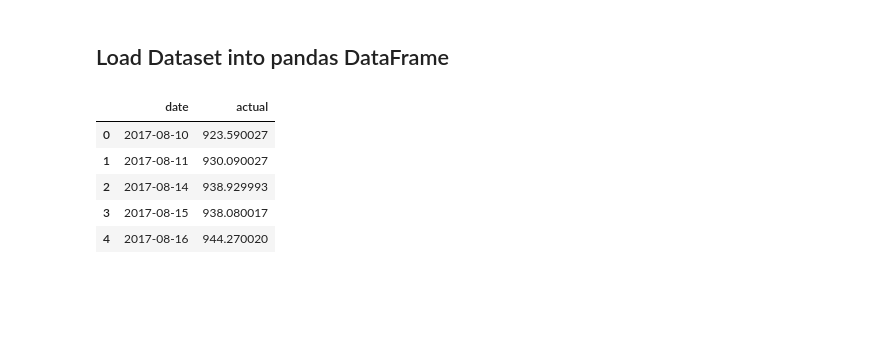
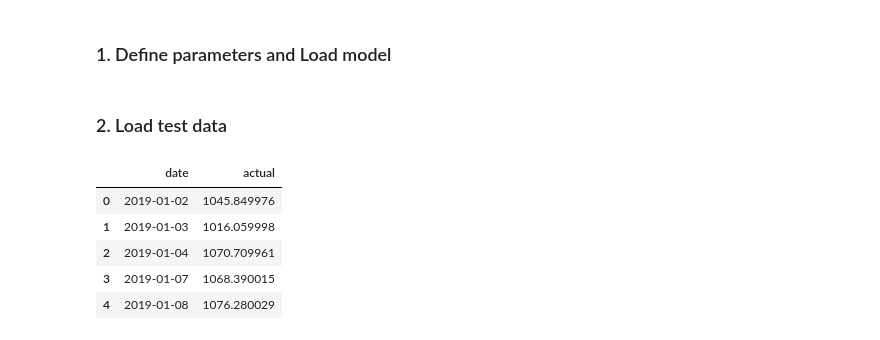
Before and after one commit to pskrunner14/trading-bot, a Jupyter notebook: visualize.ipynb, the cells around one changed output. Cells and saved outputs as stored; diff of their text form; code cells hidden in the pictures; blank space fills up the shorter version.

```diff
--- a/visualize.ipynb
+++ b/visualize.ipynb
@@ -20,20 +9,33 @@ debug = False
-# %% [markdown]
-## Load Dataset into pandas DataFrame
+# %% [markdown]
+### 1. Define parameters and Load model
+# %%
+from trading_bot.agent import Agent
+
+model_name = 'model_GOOG_50'
+test_stock = 'data/GOOG_2019.csv'
+window_size = 10
+debug = True
+
+agent = Agent(window_size, pretrained=True, model_name=model_name)
+# %% [markdown]
+### 2. Load test data
 # %%
 # read csv into dataframe
-df = pd.read_csv(val_stock)
-
+df = pd.read_csv(test_stock)
 # filter out the desired features
 df = df[['Date', 'Adj Close']]
-
 # rename feature column names
 df = df.rename(columns={'Adj Close': 'actual', 'Date': 'date'})
+# convert dates from object to DateTime type
+dates = df['date']
+dates = pd.to_datetime(dates, infer_datetime_format=True)
+df['date'] = dates
 
 df.head()
 # %% [output]
 |  | date | actual |
-| 0 | 2017-08-10 | 923.590027 |
-| 1 | 2017-08-11 | 930.090027 |
-| 2 | 2017-08-14 | 938.929993 |
-| 3 | 2017-08-15 | 938.080017 |
-| 4 | 2017-08-16 | 944.270020 |
+| 0 | 2019-01-02 | 1045.849976 |
+| 1 | 2019-01-03 | 1016.059998 |
+| 2 | 2019-01-04 | 1070.709961 |
+| 3 | 2019-01-07 | 1068.390015 |
+| 4 | 2019-01-08 | 1076.280029 |
```
Also changed, not shown: parts of 16 cells of this notebook, 12 other files.
